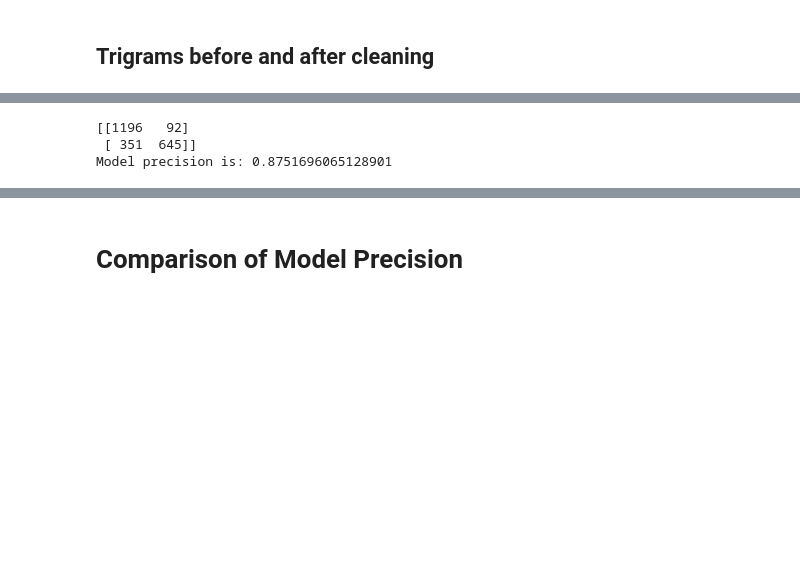
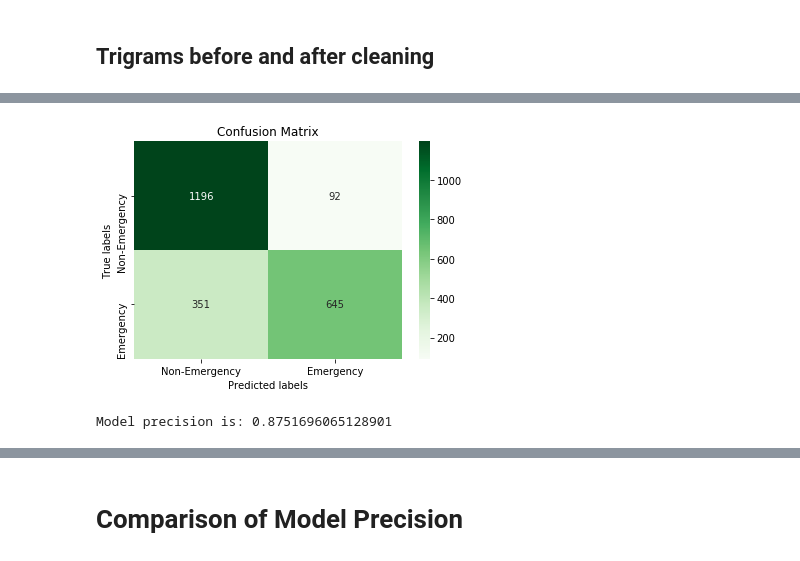
Before and after one commit to christesont/CS4447_FinalProject, a Jupyter notebook: Final_Project.ipynb, the cells around one changed output, grey strips where cells are left out. Cells and saved outputs as stored; diff of their text form; code cells hidden in the pictures; blank space fills up the shorter version.

```diff
--- a/Final_Project.ipynb
+++ b/Final_Project.ipynb
@@ -264,25 +268,24 @@ xtrain, xtest, ytrain, ytest = sklearn.model_selection.train_test_split(traindf.
 # %%
 from sklearn.naive_bayes import MultinomialNB
 
 nb = Pipeline([('vect', CountVectorizer(ngram_range=(1,3),max_features=50000)),
                ('tfidf', TfidfTransformer()),
                ('clf', MultinomialNB()),
               ])
 nb.fit(xtrain, ytrain)
 
 ypred = nb.predict(xtest)
 
 confusionMatrix = sklearn.metrics.confusion_matrix(ytest,ypred)
-print(confusionMatrix)
+plot_confusion_matrix(confusionMatrix)
 tn, fp, fn, tp = confusionMatrix.ravel()
 accuracy = (tp+tn)/(sum(sum(confusionMatrix)))
 precision = tp / (tp+fp)
 models.append('Multinomial Naive Bayes')
 precisions.append(precision)
 print(f'Model precision is: {precision}')
 # %% [output]
+[figure, added]
-[[1196   92]
- [ 351  645]]
 Model precision is: 0.8751696065128901
 # %%
 from sklearn.linear_model import SGDClassifier
```
Also changed, not shown: parts of 16 cells of this notebook.
